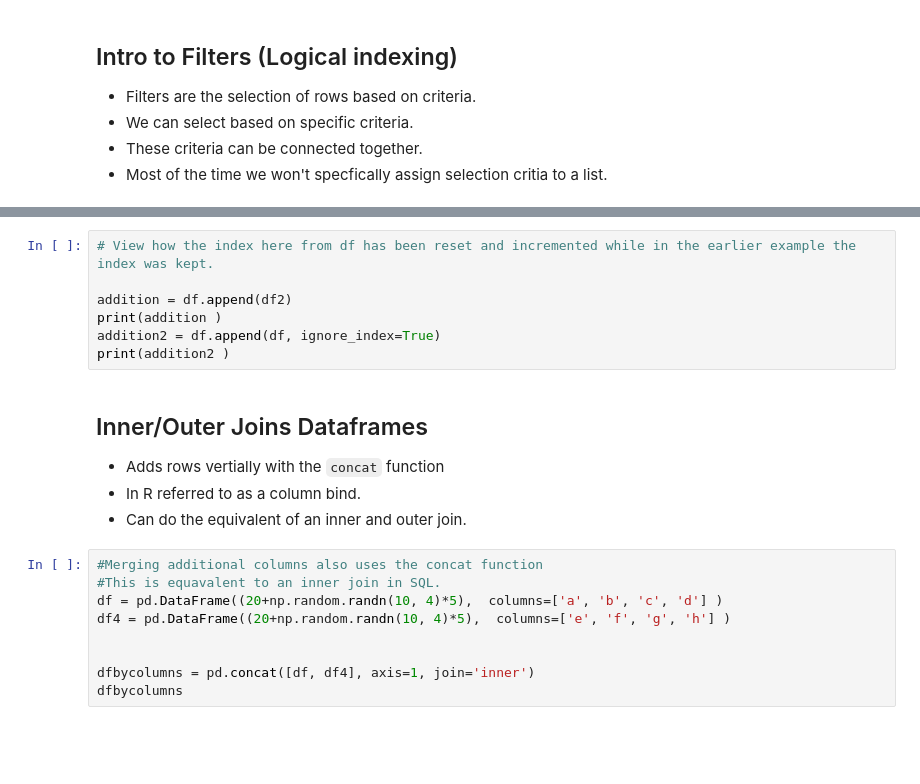
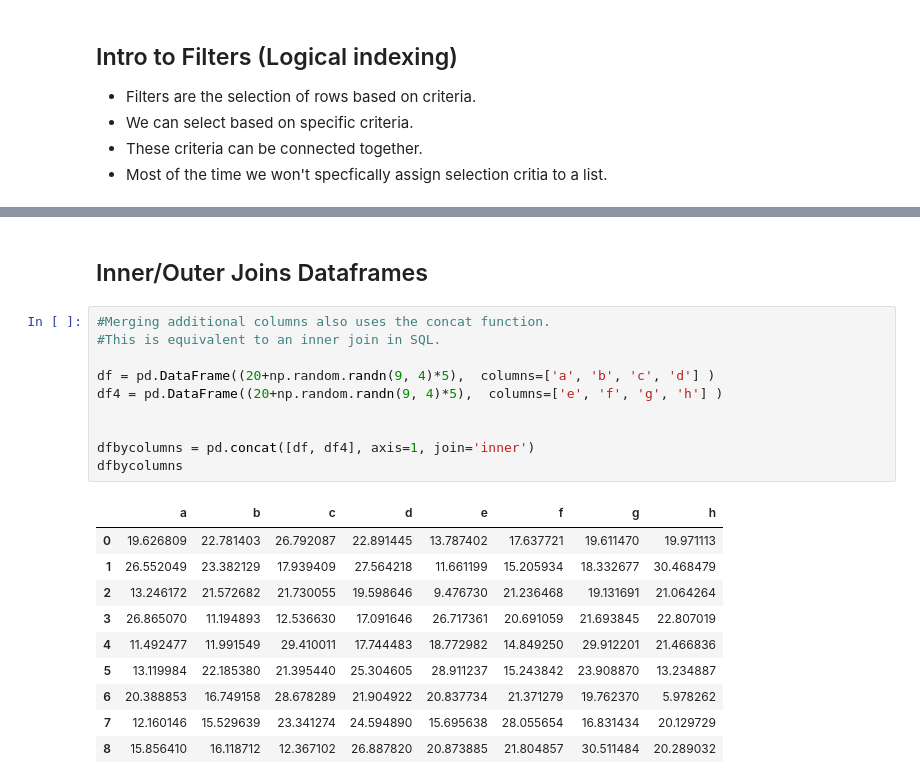
Before and after one commit to DillonZdrojewski/Feb.-4-2025, a Jupyter notebook: week3.ipynb, the cells around one changed output, grey strips where cells are left out. Saved outputs shown, nothing was run; the diff lists cells and outputs as text; blank space fills up the shorter version.

```diff
--- a/week3.ipynb
+++ b/week3.ipynb
@@ -657,21 +713,23 @@ print (dfbyrow)
-# %%
-# View how the index here from df has been reset and incremented while in the earlier example the index was kept.
-
-addition = df.append(df2)
-print(addition )
-addition2 = df.append(df, ignore_index=True)
-print(addition2 )
-# %% [markdown]
-## Inner/Outer Joins Dataframes
-- Adds rows vertially with the `concat` function
-- In R referred to as a column bind.
-- Can do the equivalent of an inner and outer join.
+# %% [markdown]
+## Inner/Outer Joins Dataframes
 # %%
-#Merging additional columns also uses the concat function
-#This is equavalent to an inner join in SQL.
-df = pd.DataFrame((20+np.random.randn(10, 4)*5),  columns=['a', 'b', 'c', 'd'] )
-df4 = pd.DataFrame((20+np.random.randn(10, 4)*5),  columns=['e', 'f', 'g', 'h'] )
+#Merging additional columns also uses the concat function.
+#This is equivalent to an inner join in SQL.
+
+df = pd.DataFrame((20+np.random.randn(9, 4)*5),  columns=['a', 'b', 'c', 'd'] )
+df4 = pd.DataFrame((20+np.random.randn(9, 4)*5),  columns=['e', 'f', 'g', 'h'] )
 
 
 dfbycolumns = pd.concat([df, df4], axis=1, join='inner')
 dfbycolumns
+# %% [output]
+|  | a | b | c | d | e | f | g | h |
+| 0 | 19.626809 | 22.781403 | 26.792087 | 22.891445 | 13.787402 | 17.637721 | 19.611470 | 19.971113 |
+| 1 | 26.552049 | 23.382129 | 17.939409 | 27.564218 | 11.661199 | 15.205934 | 18.332677 | 30.468479 |
+| 2 | 13.246172 | 21.572682 | 21.730055 | 19.598646 | 9.476730 | 21.236468 | 19.131691 | 21.064264 |
+| 3 | 26.865070 | 11.194893 | 12.536630 | 17.091646 | 26.717361 | 20.691059 | 21.693845 | 22.807019 |
+| 4 | 11.492477 | 11.991549 | 29.410011 | 17.744483 | 18.772982 | 14.849250 | 29.912201 | 21.466836 |
+| 5 | 13.119984 | 22.185380 | 21.395440 | 25.304605 | 28.911237 | 15.243842 | 23.908870 | 13.234887 |
+| 6 | 20.388853 | 16.749158 | 28.678289 | 21.904922 | 20.837734 | 21.371279 | 19.762370 | 5.978262 |
+| 7 | 12.160146 | 15.529639 | 23.341274 | 24.594890 | 15.695638 | 28.055654 | 16.831434 | 20.129729 |
+| 8 | 15.856410 | 16.118712 | 12.367102 | 26.887820 | 20.873885 | 21.804857 | 30.511484 | 20.289032 |
```
Also changed, not shown: parts of 51 cells of this notebook.
